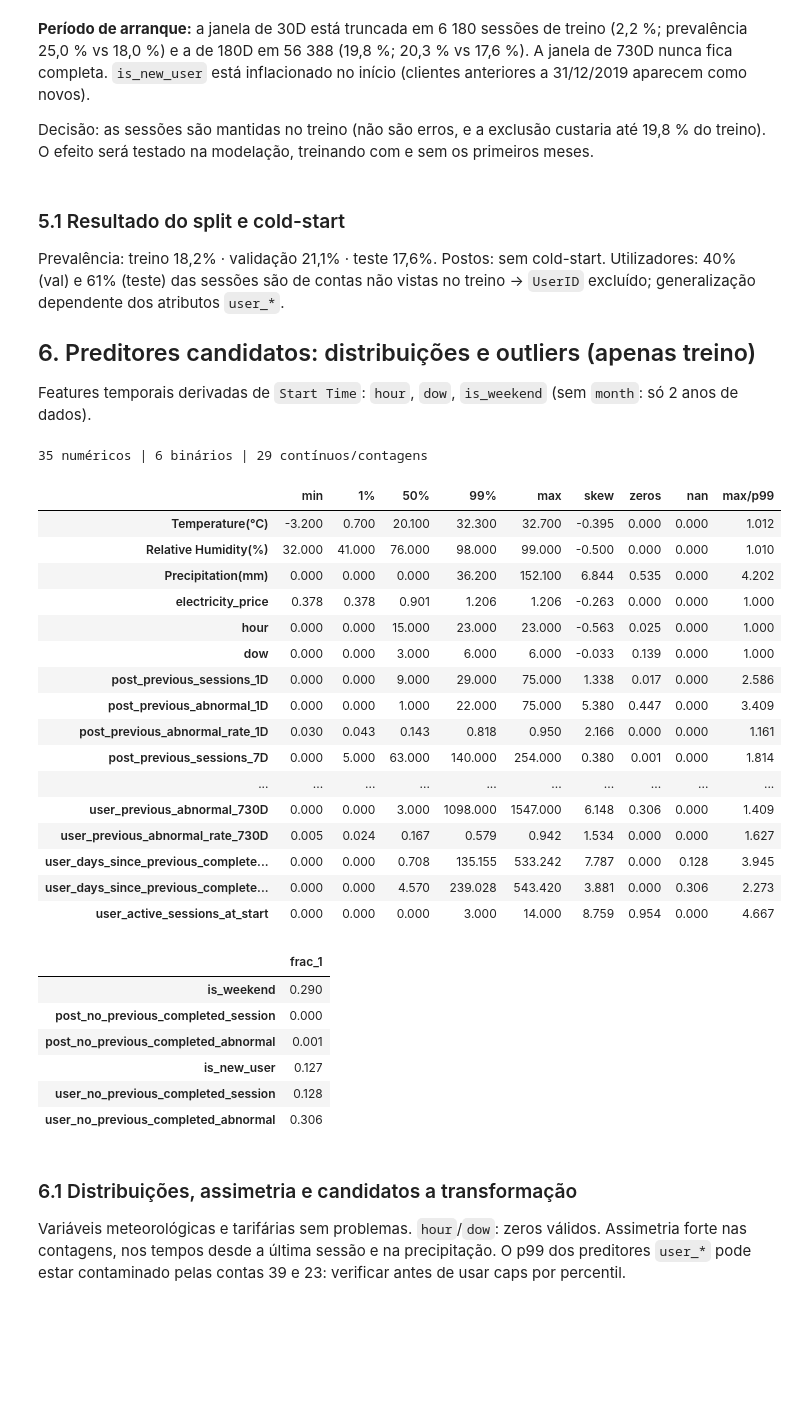
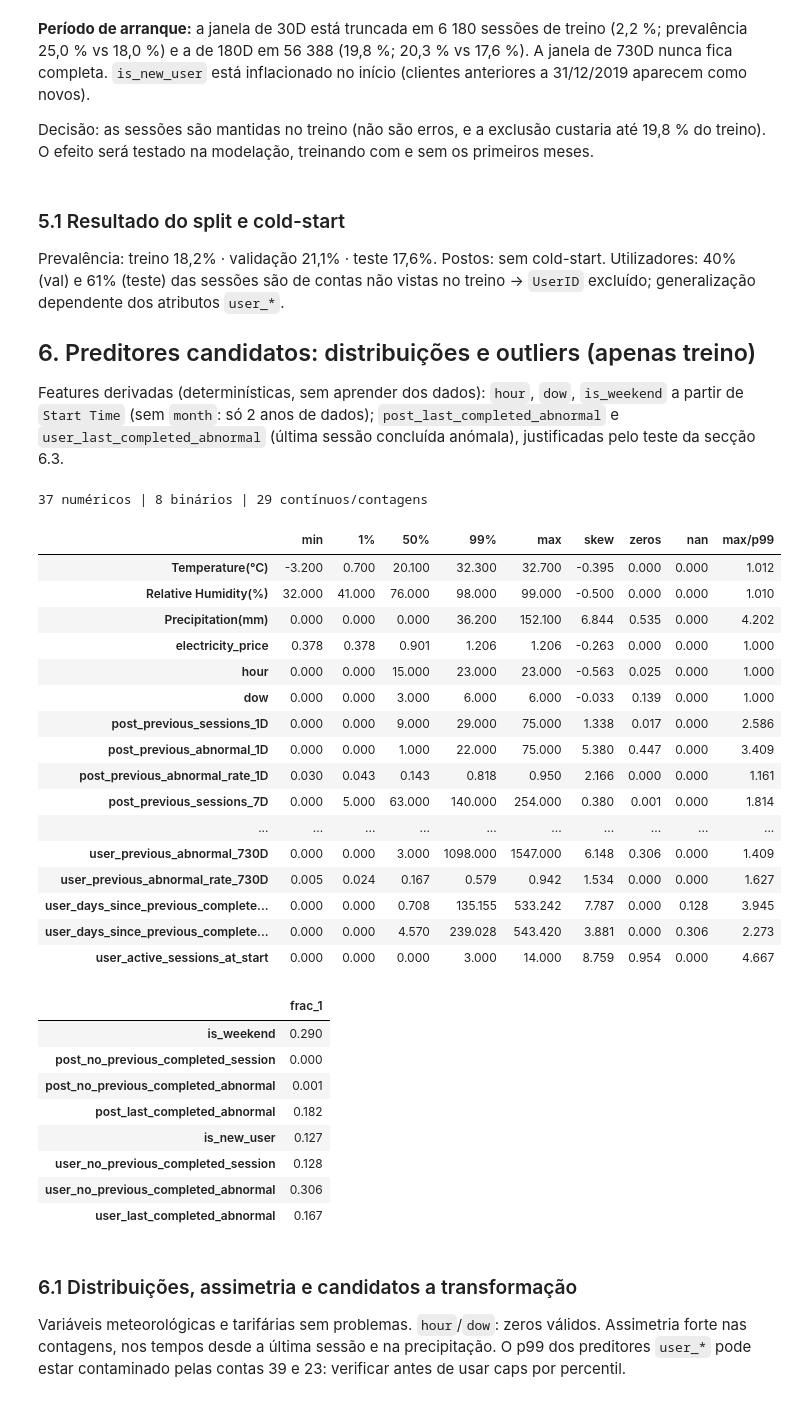
Before and after one commit to 1231478-Ellah-Fleischmann/MINDD-PROJETO, a Jupyter notebook: task1.ipynb, the cells around one changed output. Saved outputs shown, nothing was run; the diff lists cells and outputs as text; code cells hidden in the pictures; blank space fills up the shorter version.

Commit message:
criar indicadores

```diff
--- a/task1.ipynb
+++ b/task1.ipynb
@@ -585,12 +585,19 @@ Decisão: as sessões são mantidas no treino (não são erros, e a exclusão cu
 ### 5.1 Resultado do split e cold-start
 Prevalência: treino 18,2% · validação 21,1% · teste 17,6%. Postos: sem cold-start. Utilizadores: 40% (val) e 61% (teste) das sessões são de contas não vistas no treino → `UserID` excluído; generalização dependente dos atributos `user_*`.
 ## 6. Preditores candidatos: distribuições e outliers (apenas treino)
-Features temporais derivadas de `Start Time`: `hour`, `dow`, `is_weekend` (sem `month`: só 2 anos de dados).
+Features derivadas (determinísticas, sem aprender dos dados): `hour`, `dow`, `is_weekend` a partir de `Start Time` (sem `month`: só 2 anos de dados); `post_last_completed_abnormal` e `user_last_completed_abnormal` (última sessão concluída anómala), justificadas pelo teste da secção 6.3.
 # %%
 # features temporais (derivação determinística, sem aprender dos dados)
 df["hour"] = df["Start Time"].dt.hour
 df["dow"] = df["Start Time"].dt.dayofweek
 df["is_weekend"] = (df["dow"] >= 5).astype(int)
+
+# indicadores derivados: a última sessão concluída (do posto / do utilizador) foi anómala?
+# (igualdade entre "tempo desde a sessão anterior" e "tempo desde a anomalia anterior"; 0 se não há histórico)
+df["post_last_completed_abnormal"] = np.isclose(df["post_hours_since_previous_completed_session"],
+                                               df["post_hours_since_previous_completed_abnormal"]).astype(int)
+df["user_last_completed_abnormal"] = np.isclose(df["user_days_since_previous_completed_session"],
+                                               df["user_days_since_previous_completed_abnormal"]).astype(int)
 
 train = df[df["ym"] <= train_end].copy()
 val = df[(df["ym"] > train_end) & (df["ym"] <= val_end)].copy()
@@ -613,37 +620,39 @@ s = train[CONT].describe(percentiles=[.01, .5, .99]).T[["min", "1%", "50%", "99%
 s["skew"] = train[CONT].skew()
 s["zeros"] = (train[CONT] == 0).mean()
 s["nan"] = train[CONT].isna().mean()
 s["max/p99"] = s["max"] / s["99%"].replace(0, np.nan)
 display(s.round(3))
 
 # binários: frequência de 1 no treino
 display(train[BINARY].mean().round(3).to_frame("frac_1"))
 # %% [output]
-35 numéricos | 6 binários | 29 contínuos/contagens
+37 numéricos | 8 binários | 29 contínuos/contagens
 |  | min | 1% | 50% | 99% | max | skew | zeros | nan | max/p99 |
 | Temperature(℃) | -3.200 | 0.700 | 20.100 | 32.300 | 32.700 | -0.395 | 0.000 | 0.000 | 1.012 |
 | Relative Humidity(%) | 32.000 | 41.000 | 76.000 | 98.000 | 99.000 | -0.500 | 0.000 | 0.000 | 1.010 |
 | Precipitation(mm) | 0.000 | 0.000 | 0.000 | 36.200 | 152.100 | 6.844 | 0.535 | 0.000 | 4.202 |
 | electricity_price | 0.378 | 0.378 | 0.901 | 1.206 | 1.206 | -0.263 | 0.000 | 0.000 | 1.000 |
 | hour | 0.000 | 0.000 | 15.000 | 23.000 | 23.000 | -0.563 | 0.025 | 0.000 | 1.000 |
 | dow | 0.000 | 0.000 | 3.000 | 6.000 | 6.000 | -0.033 | 0.139 | 0.000 | 1.000 |
 | post_previous_sessions_1D | 0.000 | 0.000 | 9.000 | 29.000 | 75.000 | 1.338 | 0.017 | 0.000 | 2.586 |
 | post_previous_abnormal_1D | 0.000 | 0.000 | 1.000 | 22.000 | 75.000 | 5.380 | 0.447 | 0.000 | 3.409 |
 | post_previous_abnormal_rate_1D | 0.030 | 0.043 | 0.143 | 0.818 | 0.950 | 2.166 | 0.000 | 0.000 | 1.161 |
 | post_previous_sessions_7D | 0.000 | 5.000 | 63.000 | 140.000 | 254.000 | 0.380 | 0.001 | 0.000 | 1.814 |
 | ... | ... | ... | ... | ... | ... | ... | ... | ... | ... |
 | user_previous_abnormal_730D | 0.000 | 0.000 | 3.000 | 1098.000 | 1547.000 | 6.148 | 0.306 | 0.000 | 1.409 |
 | user_previous_abnormal_rate_730D | 0.005 | 0.024 | 0.167 | 0.579 | 0.942 | 1.534 | 0.000 | 0.000 | 1.627 |
 | user_days_since_previous_complete... | 0.000 | 0.000 | 0.708 | 135.155 | 533.242 | 7.787 | 0.000 | 0.128 | 3.945 |
 | user_days_since_previous_complete... | 0.000 | 0.000 | 4.570 | 239.028 | 543.420 | 3.881 | 0.000 | 0.306 | 2.273 |
 | user_active_sessions_at_start | 0.000 | 0.000 | 0.000 | 3.000 | 14.000 | 8.759 | 0.954 | 0.000 | 4.667 |
 |  | frac_1 |
 | is_weekend | 0.290 |
 | post_no_previous_completed_session | 0.000 |
 | post_no_previous_completed_abnormal | 0.001 |
+| post_last_completed_abnormal | 0.182 |
 | is_new_user | 0.127 |
 | user_no_previous_completed_session | 0.128 |
 | user_no_previous_completed_abnormal | 0.306 |
+| user_last_completed_abnormal | 0.167 |
 # %% [markdown]
 ### 6.1 Distribuições, assimetria e candidatos a transformação
 Variáveis meteorológicas e tarifárias sem problemas. `hour`/`dow`: zeros válidos. Assimetria forte nas contagens, nos tempos desde a última sessão e na precipitação. O p99 dos preditores `user_*` pode estar contaminado pelas contas 39 e 23: verificar antes de usar caps por percentil.
```
Also changed, not shown: parts of 5 cells of this notebook.
